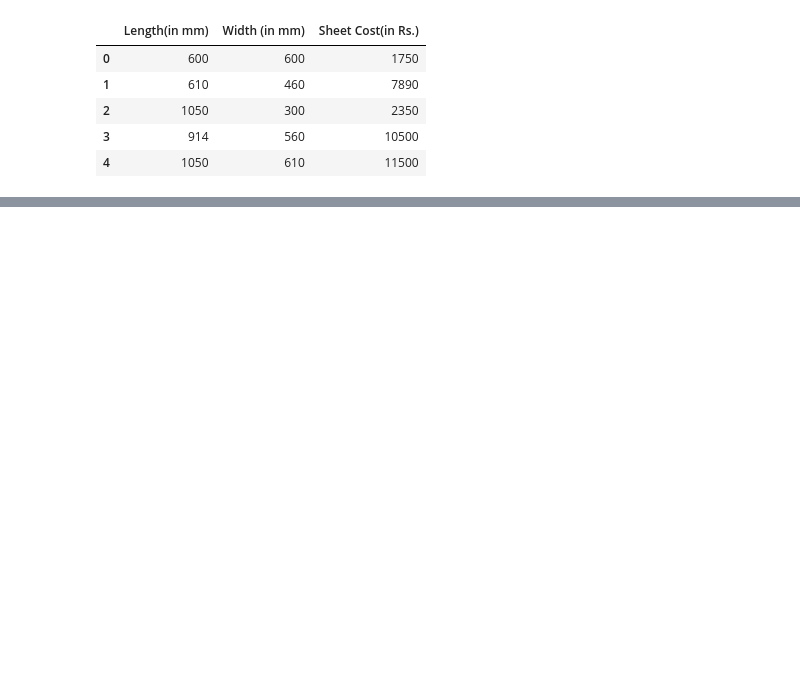
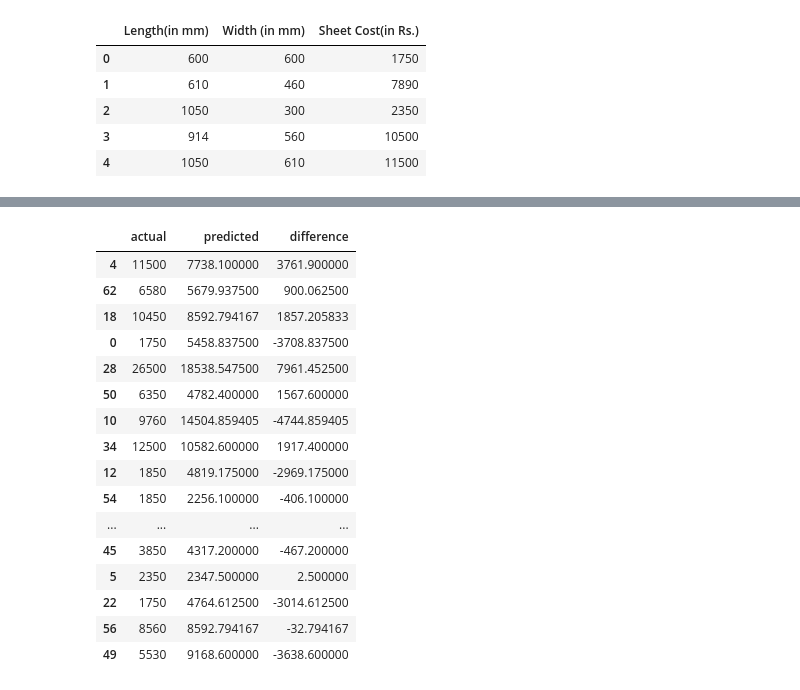
Before and after one commit to parthbadhwar3000/costing, a Jupyter notebook: notebook/alldone.ipynb, the cells around one changed output, grey strips where cells are left out. Drawn from its saved outputs; the diff is of its cells as text; code cells hidden in the pictures; blank space fills up the shorter version.

```diff
--- a/notebook/alldone.ipynb
+++ b/notebook/alldone.ipynb
@@ -327,0 +335,21 @@ import pickle
+# %%
+pred_df=pd.DataFrame({"actual":y_test,"predicted":y_pred,"difference":y_test-y_pred})
+pred_df
+# %% [output]
+|  | actual | predicted | difference |
+| 4 | 11500 | 7738.100000 | 3761.900000 |
+| 62 | 6580 | 5679.937500 | 900.062500 |
+| 18 | 10450 | 8592.794167 | 1857.205833 |
+| 0 | 1750 | 5458.837500 | -3708.837500 |
+| 28 | 26500 | 18538.547500 | 7961.452500 |
+| 50 | 6350 | 4782.400000 | 1567.600000 |
+| 10 | 9760 | 14504.859405 | -4744.859405 |
+| 34 | 12500 | 10582.600000 | 1917.400000 |
+| 12 | 1850 | 4819.175000 | -2969.175000 |
+| 54 | 1850 | 2256.100000 | -406.100000 |
+| ... | ... | ... | ... |
+| 45 | 3850 | 4317.200000 | -467.200000 |
+| 5 | 2350 | 2347.500000 | 2.500000 |
+| 22 | 1750 | 4764.612500 | -3014.612500 |
+| 56 | 8560 | 8592.794167 | -32.794167 |
+| 49 | 5530 | 9168.600000 | -3638.600000 |
```
Also changed, not shown: parts of 9 cells of this notebook, 4 other files.
